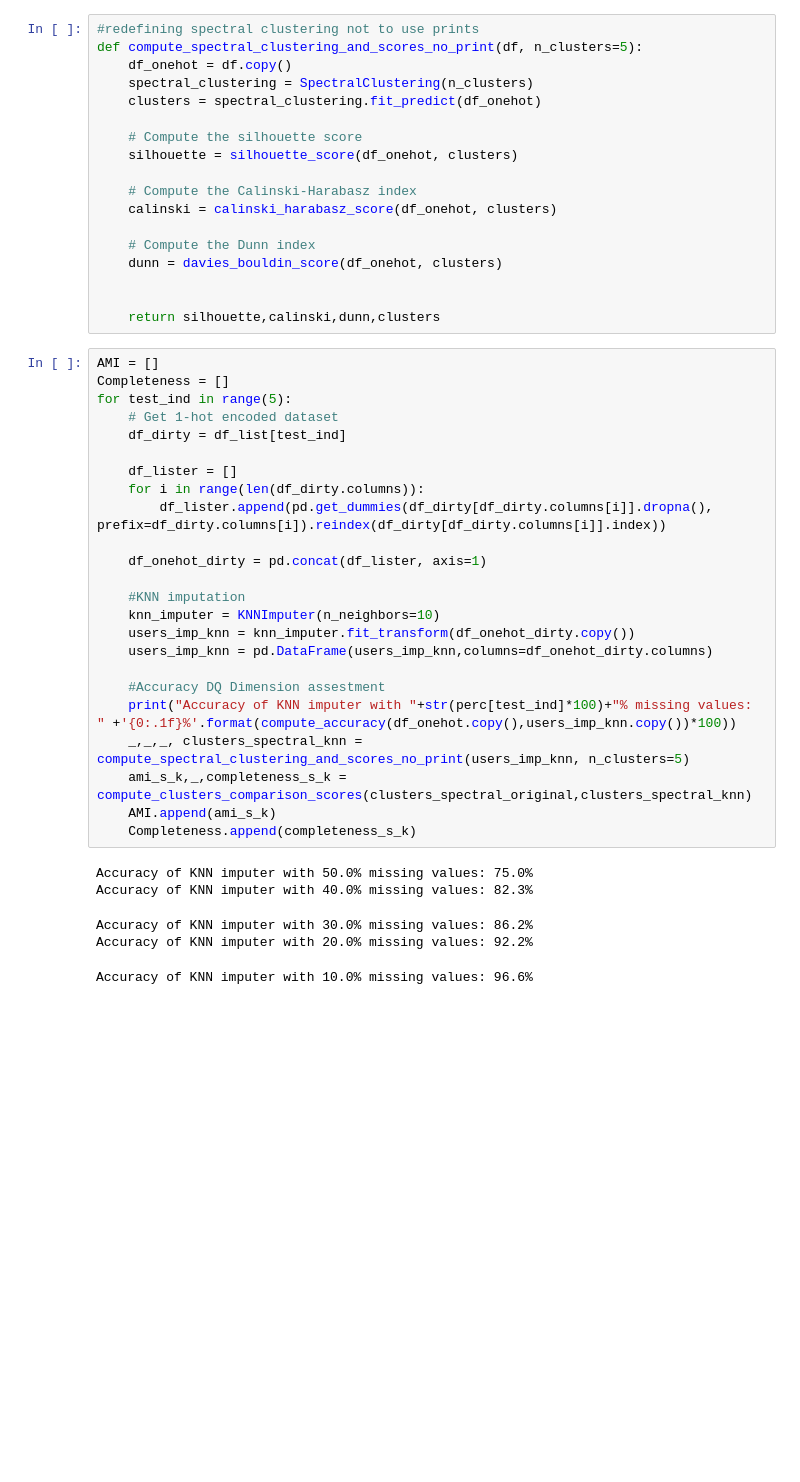
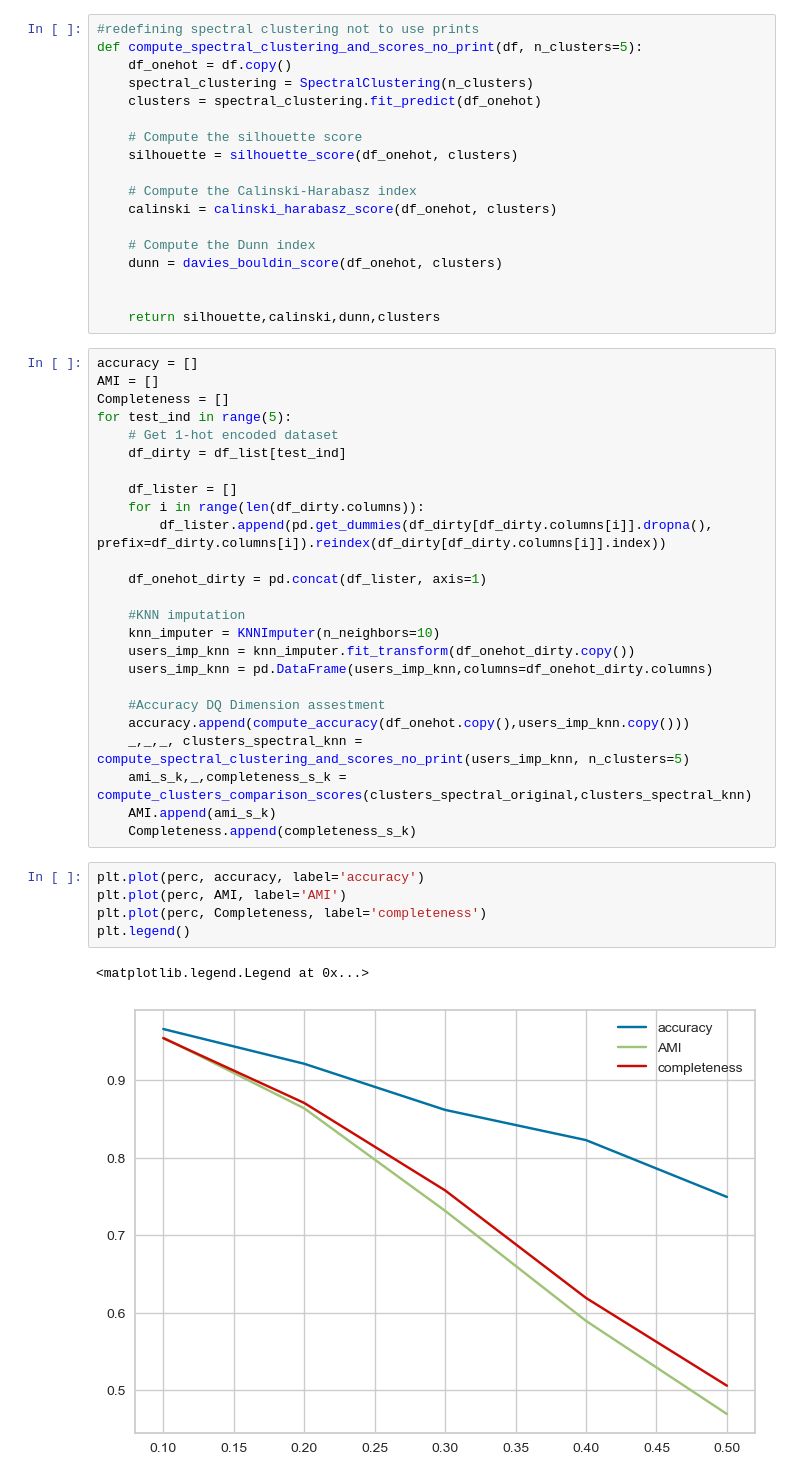
Before and after one commit to TommasoCapacci/DQ_Project_Clustering_2022, a Jupyter notebook: code/users.ipynb, the cells around one changed output. Saved outputs shown, nothing was run; the diff lists cells and outputs as text; blank space fills up the shorter version.

```diff
--- a/code/users.ipynb
+++ b/code/users.ipynb
@@ -580,6 +580,7 @@ def compute_spectral_clustering_and_scores_no_print(df, n_clusters=5):
 
     return silhouette,calinski,dunn,clusters
 # %%
+accuracy = []
 AMI = []
 Completeness = []
 for test_ind in range(5):
@@ -598,14 +599,16 @@ for test_ind in range(5):
     users_imp_knn = pd.DataFrame(users_imp_knn,columns=df_onehot_dirty.columns)
 
     #Accuracy DQ Dimension assestment
-    print("Accuracy of KNN imputer with "+str(perc[test_ind]*100)+"% missing values: " +'{0:.1f}%'.format(compute_accuracy(df_onehot.copy(),users_imp_knn.copy())*100))
+    accuracy.append(compute_accuracy(df_onehot.copy(),users_imp_knn.copy()))
     _,_,_, clusters_spectral_knn = compute_spectral_clustering_and_scores_no_print(users_imp_knn, n_clusters=5)
     ami_s_k,_,completeness_s_k = compute_clusters_comparison_scores(clusters_spectral_original,clusters_spectral_knn)
     AMI.append(ami_s_k)
     Completeness.append(completeness_s_k)
-# %% [output]
-Accuracy of KNN imputer with 50.0% missing values: 75.0%
-Accuracy of KNN imputer with 40.0% missing values: 82.3%
-Accuracy of KNN imputer with 30.0% missing values: 86.2%
-Accuracy of KNN imputer with 20.0% missing values: 92.2%
-Accuracy of KNN imputer with 10.0% missing values: 96.6%
+# %%
+plt.plot(perc, accuracy, label='accuracy')
+plt.plot(perc, AMI, label='AMI')
+plt.plot(perc, Completeness, label='completeness')
+plt.legend()
+# %% [output]
+<matplotlib.legend.Legend at 0x...>
+[figure, added]
```
Also changed, not shown: parts of 9 cells of this notebook, 2 other files.
